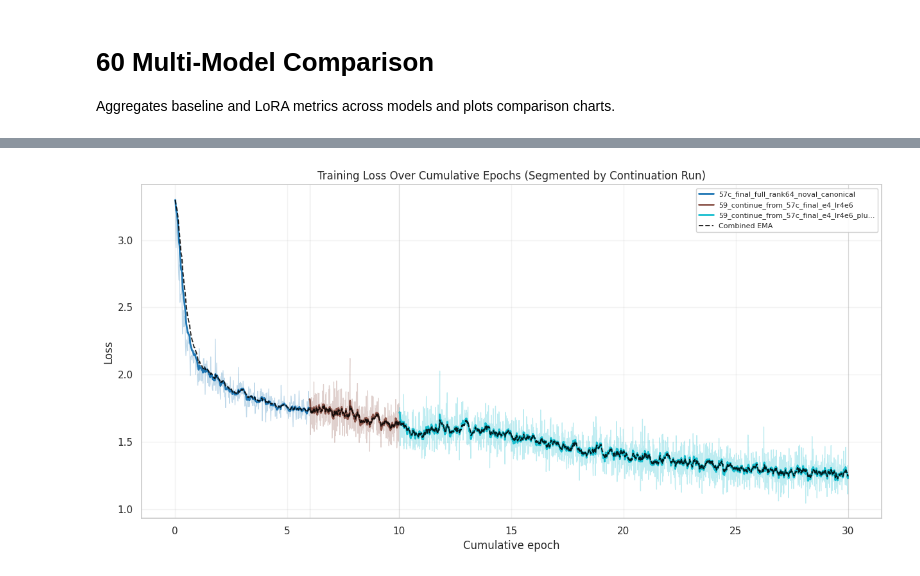
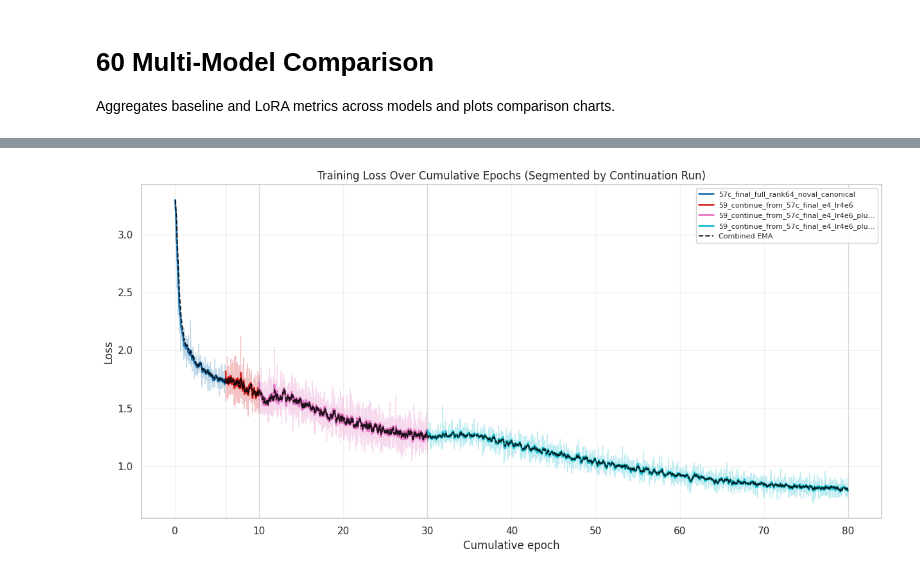
Before and after one commit to rameyjm7/masked-emotion-lora-benchmark, a Jupyter notebook: notebooks/60_multi_model_comparison.ipynb, the cells around one changed output, grey strips where cells are left out. Drawn from its saved outputs; the diff is of its cells as text; code cells hidden in the pictures.

```diff
--- a/notebooks/60_multi_model_comparison.ipynb
+++ b/notebooks/60_multi_model_comparison.ipynb
@@ -870,25 +870,27 @@ def _build_roberta_chain(summary_df: pd.DataFrame, leaf_experiment: str | None =
     sdf = sdf.groupby('experiment_name', as_index=False).tail(1).copy()
 
     if leaf_experiment is None:
-        # Prefer +20 continuation (or any +suffix continuation) over plain 59 base row.
-        preferred_exact = '59_continue_from_57c_final_e4_lr4e6_plus20e'
-        exact = sdf[sdf['experiment_name'].astype(str) == preferred_exact]
-        if not exact.empty:
-            leaf_experiment = exact.sort_values('timestamp_utc').iloc[-1]['experiment_name']
+        def _continuation_rank(name: str):
+            s = str(name)
+            plus_tokens = re.findall(r'_plus(\d+)e', s)
+            # Primary: sum of explicit +epochs in name (e.g., +20e+50e => 70)
+            epoch_sum = sum(int(x) for x in plus_tokens) if plus_tokens else 0
+            # Secondary: depth by number of continuation hops in name.
+            depth = s.count('_plus')
+            return (epoch_sum, depth)
+
+        cand59 = sdf[sdf['experiment_name'].astype(str).str.startswith('59_continue_from_57c_final_e4_lr4e6')]
+        if not cand59.empty:
+            c59 = cand59.copy()
+            c59['rank_tuple'] = c59['experiment_name'].map(_continuation_rank)
+            c59 = c59.sort_values(['rank_tuple', 'timestamp_utc'])
+            leaf_experiment = c59.iloc[-1]['experiment_name']
         else:
-            cand59 = sdf[sdf['experiment_name'].astype(str).str.startswith('59_continue_from_57c_final_e4_lr4e6')]
-            if not cand59.empty:
-                plus_rows = cand59[cand59['experiment_name'].astype(str).str.contains('_plus', na=False)]
-                if not plus_rows.empty:
-                    leaf_experiment = plus_rows.sort_values('timestamp_utc').iloc[-1]['experiment_name']
-                else:
-                    leaf_experiment = cand59.sort_values('timestamp_utc').iloc[-1]['experiment_name']
+            cand = sdf[sdf['experiment_name'].astype(str).str.startswith('59_')]
+            if not cand.empty:
+                leaf_experiment = cand.sort_values('timestamp_utc').iloc[-1]['experiment_name']
             else:
-                cand = sdf[sdf['experiment_name'].astype(str).str.startswith('59_')]
-                if not cand.empty:
-                    leaf_experiment = cand.sort_values('timestamp_utc').iloc[-1]['experiment_name']
-                else:
-                    leaf_experiment = sdf.sort_values('timestamp_utc').iloc[-1]['experiment_name']
+                leaf_experiment = sdf.sort_values('timestamp_utc').iloc[-1]['experiment_name']
 
     by_name = {str(r['experiment_name']): r for _, r in sdf.iterrows()}
     known = set(by_name.keys())
@@ -1036,33 +1038,33 @@ def plot_roberta_epoch_history(leaf_experiment: str | None = None):
             label='Combined EMA',
         )
 
         for rr in chain_df.itertuples(index=False):
             ax.axvline(float(rr.epoch_end), color='gray', linewidth=0.8, alpha=0.22)
 
         ax.set_title('Training Loss Over Cumulative Epochs (Segmented by Continuation Run)')
         ax.set_xlabel('Cumulative epoch')
         ax.set_ylabel('Loss')
         ax.grid(alpha=0.25)
         ax.legend(loc='upper right', fontsize=8, framealpha=0.9)
     else:
         ax.text(0.5, 0.5, 'No training-loss logs found in chain.', ha='center', va='center', transform=ax.transAxes)
         ax.set_axis_off()
 
     fig.tight_layout()
     plt.show()
 
     chain_view = chain_df[['experiment_name', 'epoch_start', 'epoch_end', 'epochs', 'epochs_effective', 'accv', 'continued_from', 'run_dir']].copy()
     # Clean display: fill missing declared epochs with inferred effective epochs.
     chain_view['epochs'] = pd.to_numeric(chain_view['epochs'], errors='coerce')
     chain_view['epochs_effective'] = pd.to_numeric(chain_view['epochs_effective'], errors='coerce')
     chain_view['epochs'] = chain_view['epochs'].fillna(chain_view['epochs_effective'])
     display(chain_view)
 
     return chain_df, train_df, pd.DataFrame(), accv_df
 
 
 CHAIN_DF, TRAIN_EPOCH_DF, EVAL_EPOCH_DF, ACCV_EPOCH_DF = plot_roberta_epoch_history()
 # %% [output]
-[figure, old version]
+[figure, new version]
 |  | experiment_name | epoch_start | epoch_end | epochs | epochs_effective | accv | continued_from | run_dir |
 | 0 | 57c_final_full_rank64_noval_canon... | 0.0 | 6.0 | 6.0 | 6.0 | 0.594715 | NaN | /home/rameyjm7/workspace/masked-e... |
```
Also changed, not shown: parts of 5 cells of this notebook, 1 other file.
